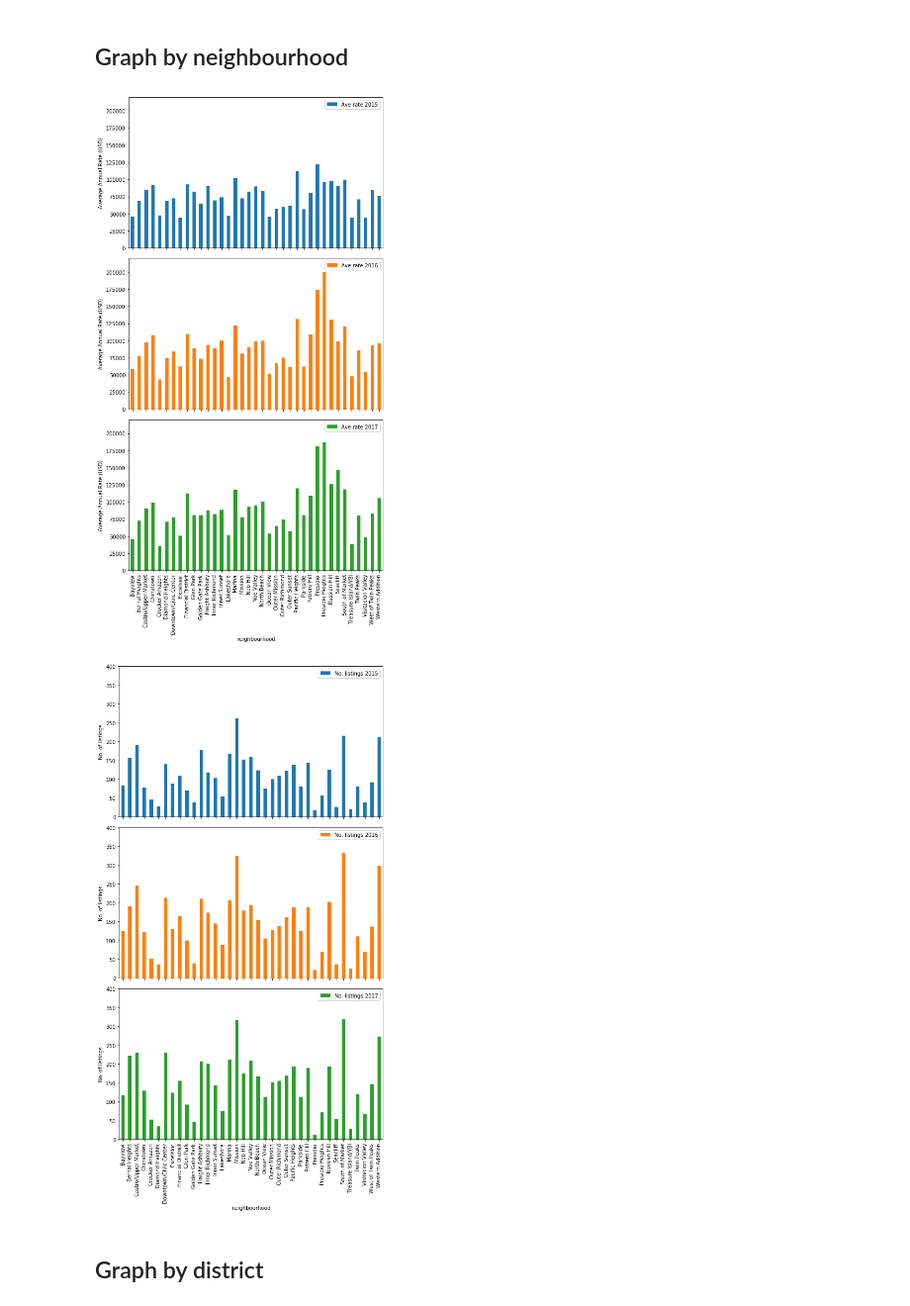
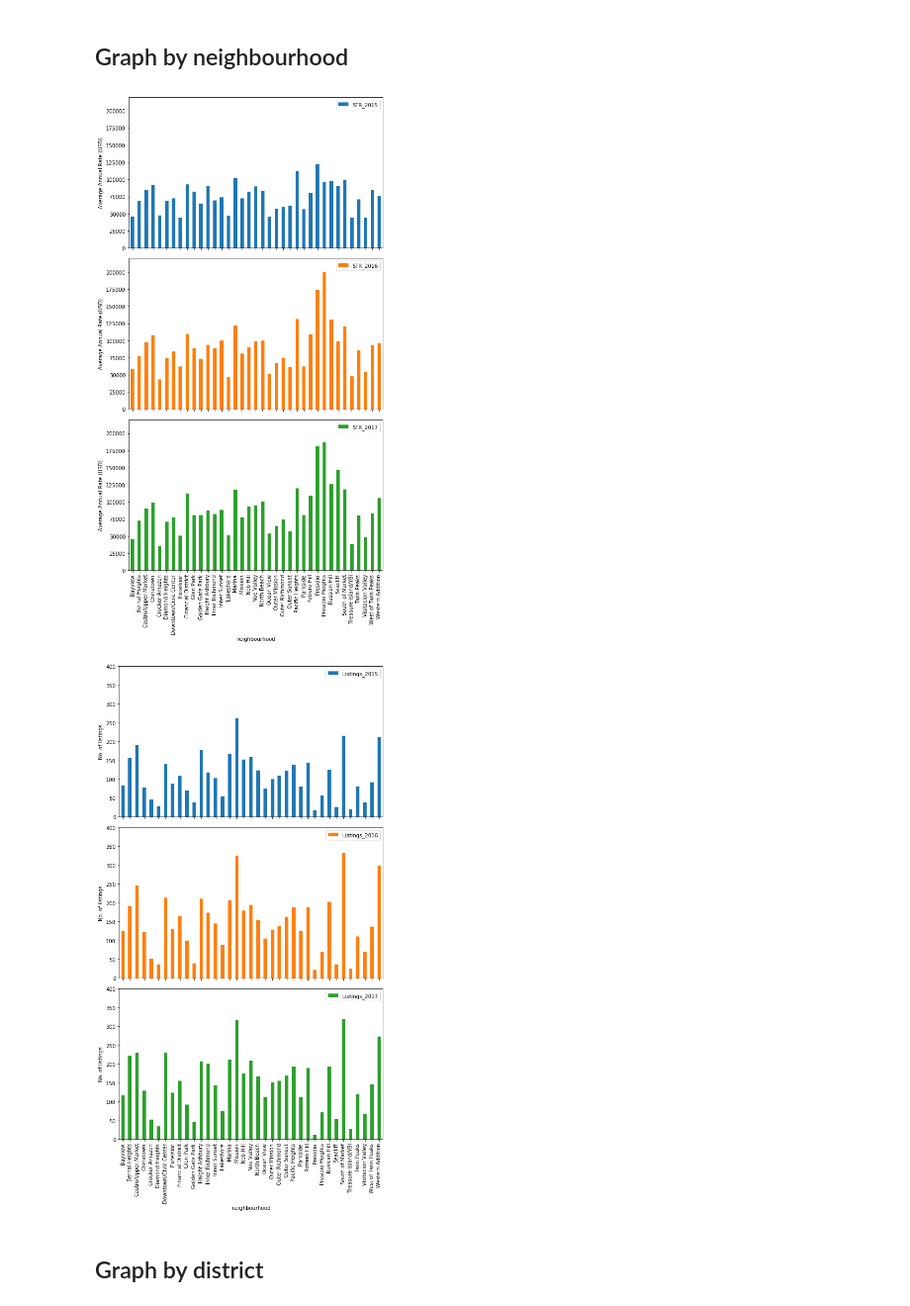
Before and after one commit to rochiecuevas/shared_accommodations, a Jupyter notebook: AirbnbRateVisualisation.ipynb, the cells around one changed output. Shown at 99% size. Cells and saved outputs as stored; diff of their text form; code cells hidden in the pictures.

```diff
--- a/AirbnbRateVisualisation.ipynb
+++ b/AirbnbRateVisualisation.ipynb
@@ -29,26 +29,26 @@ df.head()
 ## Graph by neighbourhood
 # %%
 # Plot annual average short-term rent rates for 2015–2017 in subplots
-ax = df.plot.bar(x = "neighbourhood", y = ["Ave rate 2015", "Ave rate 2016", "Ave rate 2017"], subplots = True,
+ax = df.plot.bar(x = "neighbourhood", y = ["STR_2015", "STR_2016", "STR_2017"], subplots = True,
                  figsize = (8,15), title = ["", "", ""])
 ax[0].set_ylabel("Average Annual Rate (USD)")
 ax[1].set_ylabel("Average Annual Rate (USD)")
 ax[2].set_ylabel("Average Annual Rate (USD)")
 
 ax[0].set_ylim(0, 220000)
 ax[1].set_ylim(0, 220000)
 ax[2].set_ylim(0, 220000)
 
 
 # Save file as svg
 plt.tight_layout()
 plt.savefig("Images/Airbnb_annual_avg.svg")
 plt.savefig("Images/Airbnb_annual_avg.png")
 # %% [output]
-[figure, old version]
+[figure, new version]
 # %%
 # Plot number of listings for 2015–2017 in subplots
-ax = df.plot.bar(x = "neighbourhood", y = ["No. listings 2015", "No. listings 2016", "No. listings 2017"],
+ax = df.plot.bar(x = "neighbourhood", y = ["Listings_2015", "Listings_2016", "Listings_2017"],
                  subplots = True,
                  figsize = (8,15), title = ["", "", ""])
 ax[0].set_ylabel("No. of listings")
@@ -65,7 +65,7 @@ plt.tight_layout()
 plt.savefig("Images/Airbnb_neighbourhood_listings.svg")
 plt.savefig("Images/Airbnb_neighbourhood_listings.png")
 # %% [output]
-[figure, old version]
+[figure, new version]
 # %% [markdown]
 ## Graph by district
 # %%
```
Also changed, not shown: parts of 12 cells of this notebook, 17 other files.
